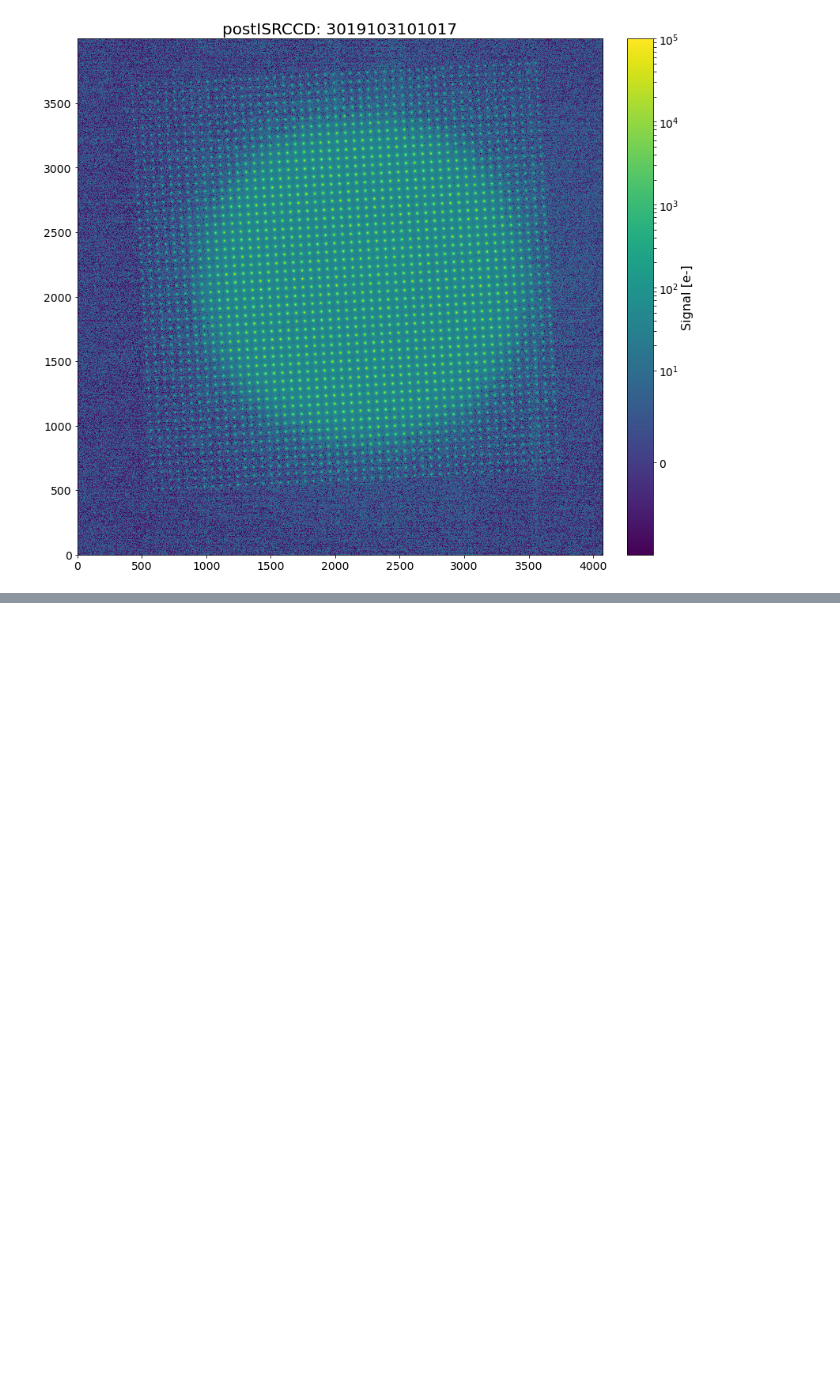
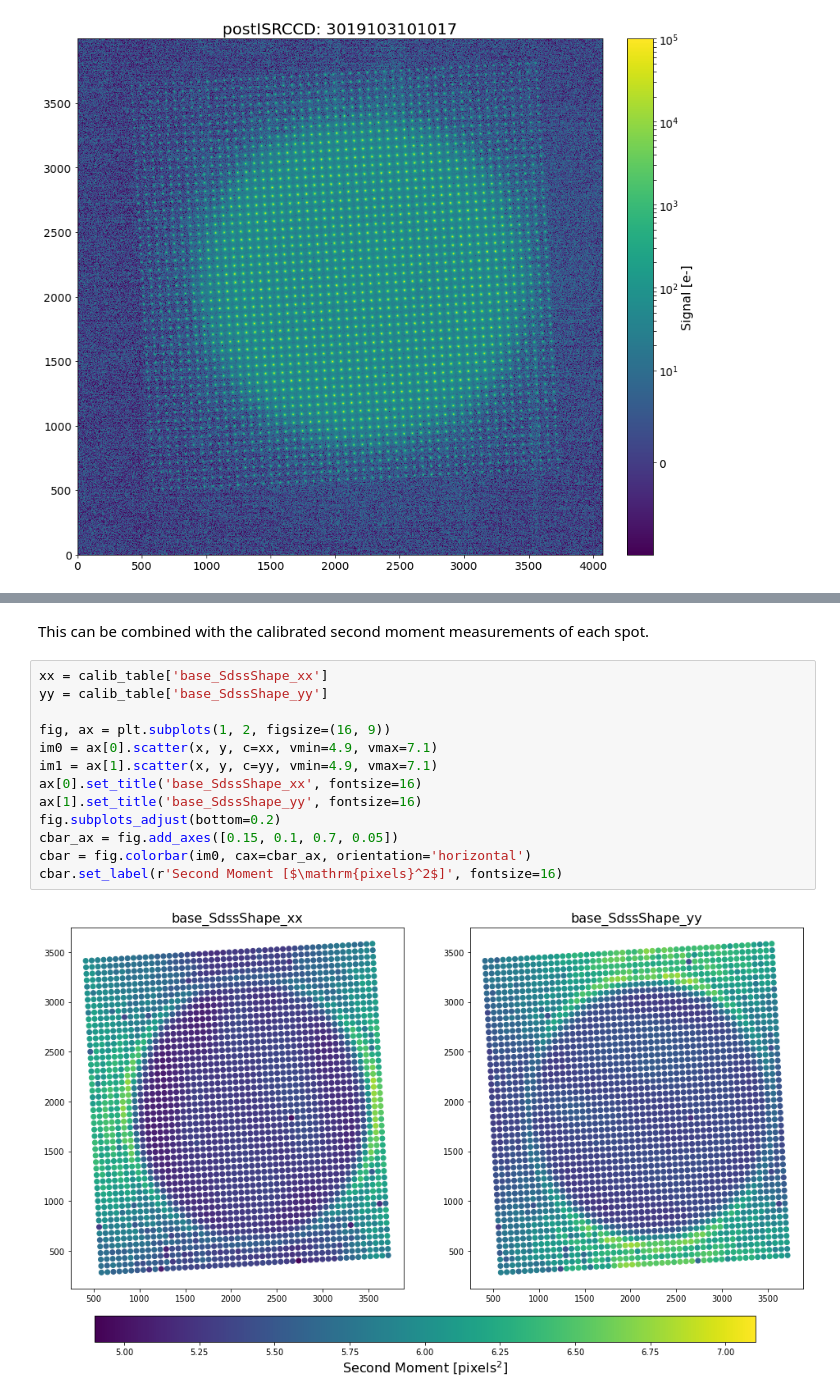
Before and after one commit to Snyder005/mixcoatl, a Jupyter notebook: notebooks/Example_GridAnalysisResults.ipynb, the cells around one changed output, grey strips where cells are left out. Saved outputs shown, nothing was run; the diff lists cells and outputs as text; blank space fills up the shorter version.

```diff
--- a/notebooks/Example_GridAnalysisResults.ipynb
+++ b/notebooks/Example_GridAnalysisResults.ipynb
@@ -134,0 +274,17 @@ Because the optical distortions are constant between dithers, by taking a per sp
+# %% [markdown]
+This can be combined with the calibrated second moment measurements of each spot.
+# %%
+xx = calib_table['base_SdssShape_xx']
+yy = calib_table['base_SdssShape_yy']
+
+fig, ax = plt.subplots(1, 2, figsize=(16, 9))
+im0 = ax[0].scatter(x, y, c=xx, vmin=4.9, vmax=7.1)
+im1 = ax[1].scatter(x, y, c=yy, vmin=4.9, vmax=7.1)
+ax[0].set_title('base_SdssShape_xx', fontsize=16)
+ax[1].set_title('base_SdssShape_yy', fontsize=16)
+fig.subplots_adjust(bottom=0.2)
+cbar_ax = fig.add_axes([0.15, 0.1, 0.7, 0.05])
+cbar = fig.colorbar(im0, cax=cbar_ax, orientation='horizontal')
+cbar.set_label(r'Second Moment [$\mathrm{pixels}^2$]', fontsize=16)
+# %% [output]
+[figure, added]
```
Also changed, not shown: parts of 21 cells of this notebook.
